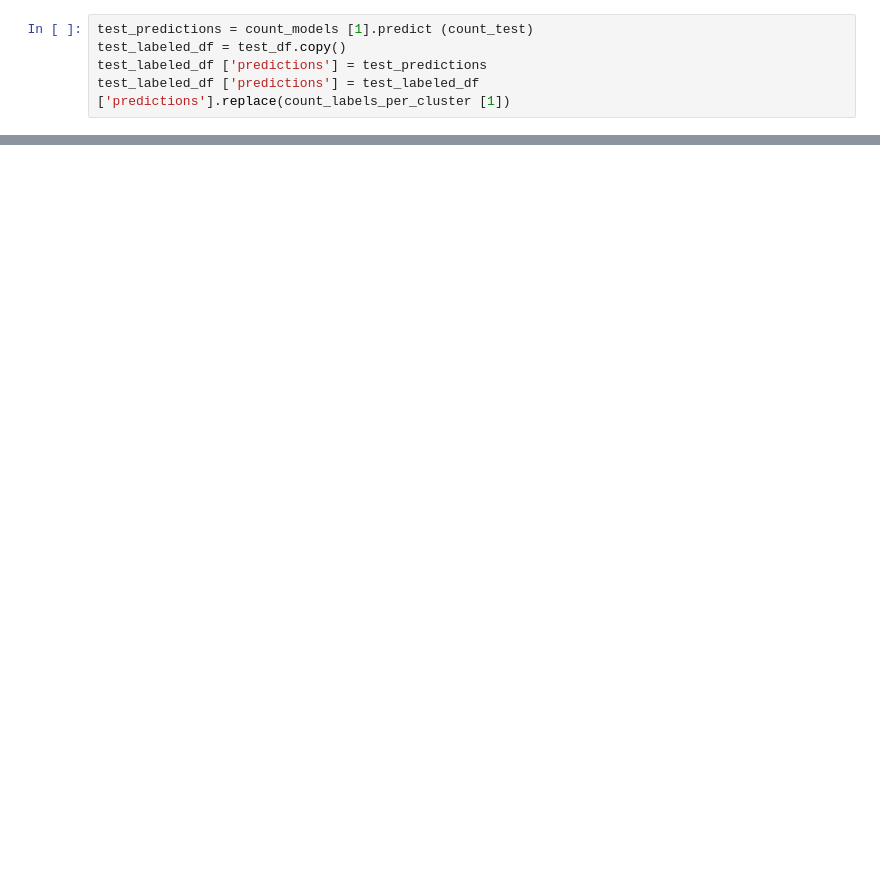
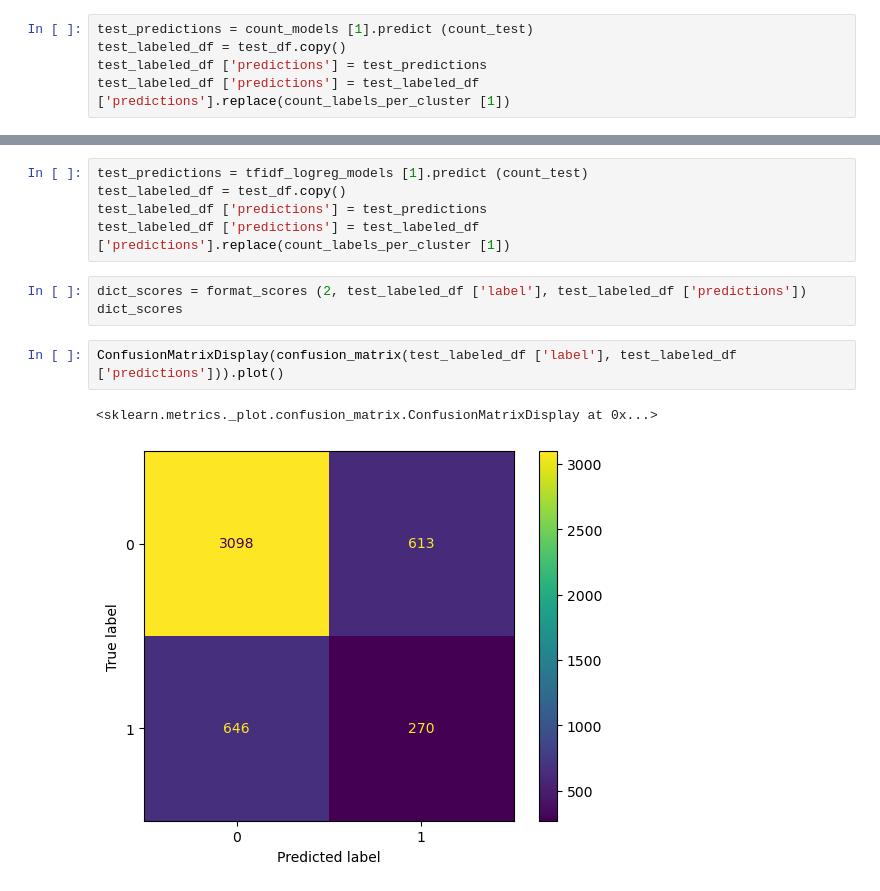
Before and after one commit to francheska-vicente/data102-fake-news, a Jupyter notebook: ModelingPT3_Undersampling5000.ipynb, the cells around one changed output, grey strips where cells are left out. Cells and saved outputs as stored; diff of their text form; blank space fills up the shorter version.

```diff
--- a/ModelingPT3_Undersampling5000.ipynb
+++ b/ModelingPT3_Undersampling5000.ipynb
@@ -464,0 +575,13 @@ ConfusionMatrixDisplay(confusion_matrix(test_labeled_df ['label'], test_labeled_
+# %%
+test_predictions = tfidf_logreg_models [1].predict (count_test)
+test_labeled_df = test_df.copy()
+test_labeled_df ['predictions'] = test_predictions
+test_labeled_df ['predictions'] = test_labeled_df ['predictions'].replace(count_labels_per_cluster [1])
+# %%
+dict_scores = format_scores (2, test_labeled_df ['label'], test_labeled_df ['predictions'])
+dict_scores
+# %%
+ConfusionMatrixDisplay(confusion_matrix(test_labeled_df ['label'], test_labeled_df ['predictions'])).plot()
+# %% [output]
+<sklearn.metrics._plot.confusion_matrix.ConfusionMatrixDisplay at 0x...>
+[figure, added]
```
Also changed, not shown: parts of 27 cells of this notebook, 1 other file.
